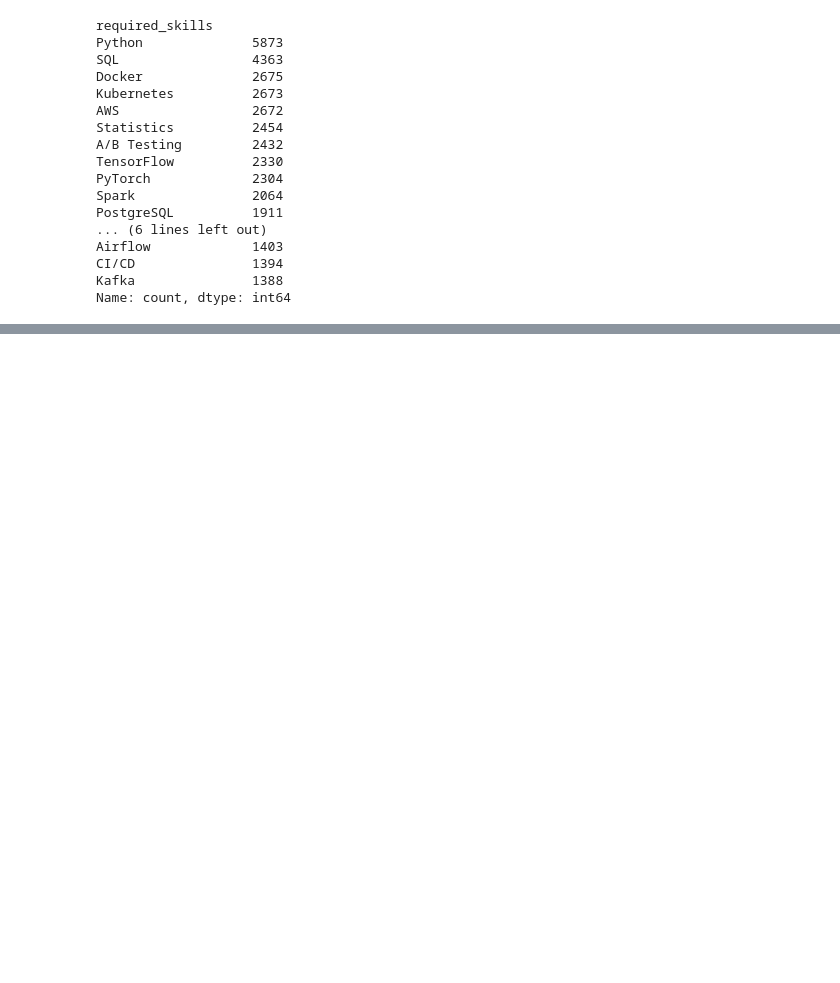
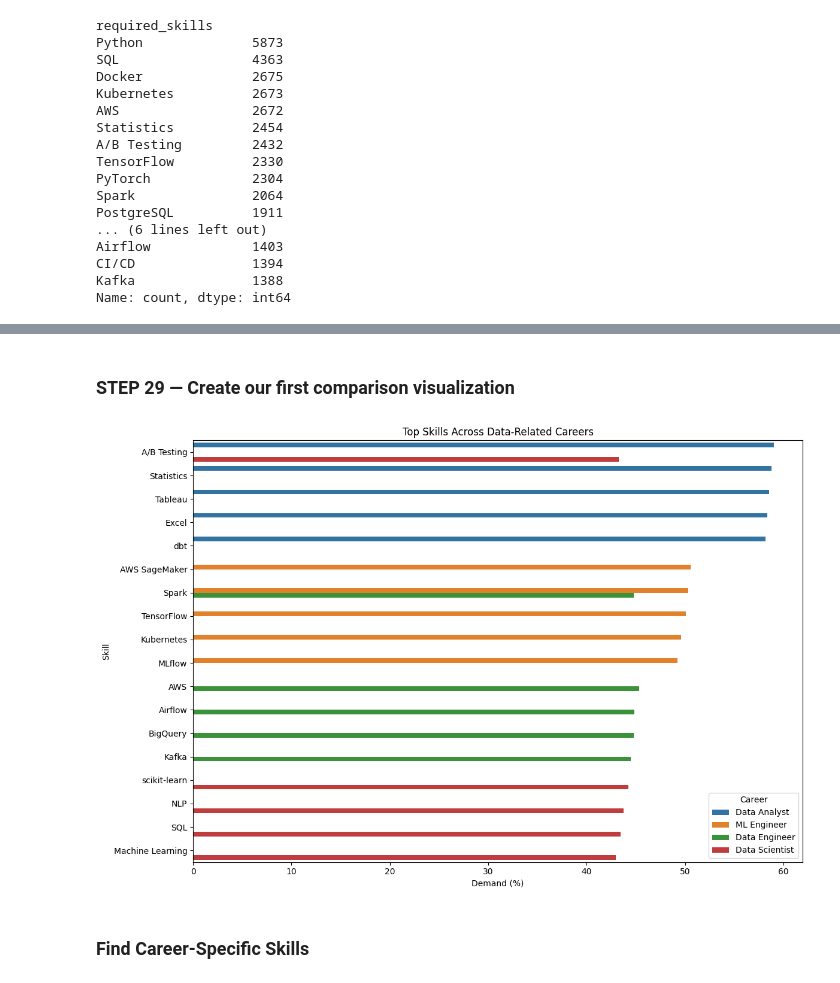
Before and after one commit to PHGNKavindya/Job_Market_Career_Recommendation, a Jupyter notebook: 01_Data_Exploration.ipynb, the cells around one changed output, grey strips where cells are left out. Cells and saved outputs as stored; diff of their text form; code cells hidden in the pictures; blank space fills up the shorter version.

```diff
--- a/01_Data_Exploration.ipynb
+++ b/01_Data_Exploration.ipynb
@@ -224,3 +224,8 @@ Airflow             1403
 CI/CD               1394
 Kafka               1388
 Name: count, dtype: int64
+# %%
+df['posted_date'] = pd.to_datetime(df['posted_date'])
+
+print(df['posted_date'].min())
+print(df['posted_date'].max())
@@ -226,0 +243,4 @@ Name: count, dtype: int64
+# %%
+df['skill_count'] = df['required_skills'].str.split('|').str.len()
+
+df['skill_count'].describe()
@@ -226,0 +672,42 @@ Name: count, dtype: int64
+# %% [markdown]
+### STEP 29 — Create our first comparison visualization
+# %%
+selected_roles = [
+    'Data Analyst',
+    'Data Scientist',
+    'Data Engineer',
+    'ML Engineer'
+]
+
+comparison_data = career_skill_profiles[
+    career_skill_profiles['Career'].isin(selected_roles)
+]
+
+top_comparison = (
+    comparison_data
+    .sort_values('Demand_Percentage', ascending=False)
+    .groupby('Career')
+    .head(5)
+)
+# %%
+import seaborn as sns
+
+plt.figure(figsize=(12, 8))
+
+sns.barplot(
+    data=top_comparison,
+    x='Demand_Percentage',
+    y='Skill',
+    hue='Career'
+)
+
+plt.title('Top Skills Across Data-Related Careers')
+plt.xlabel('Demand (%)')
+plt.ylabel('Skill')
+
+plt.tight_layout()
+plt.show()
+# %% [output]
+[figure, added]
+# %% [markdown]
+### Find Career-Specific Skills
```
Also changed, not shown: parts of 64 cells of this notebook, 3 other files.
